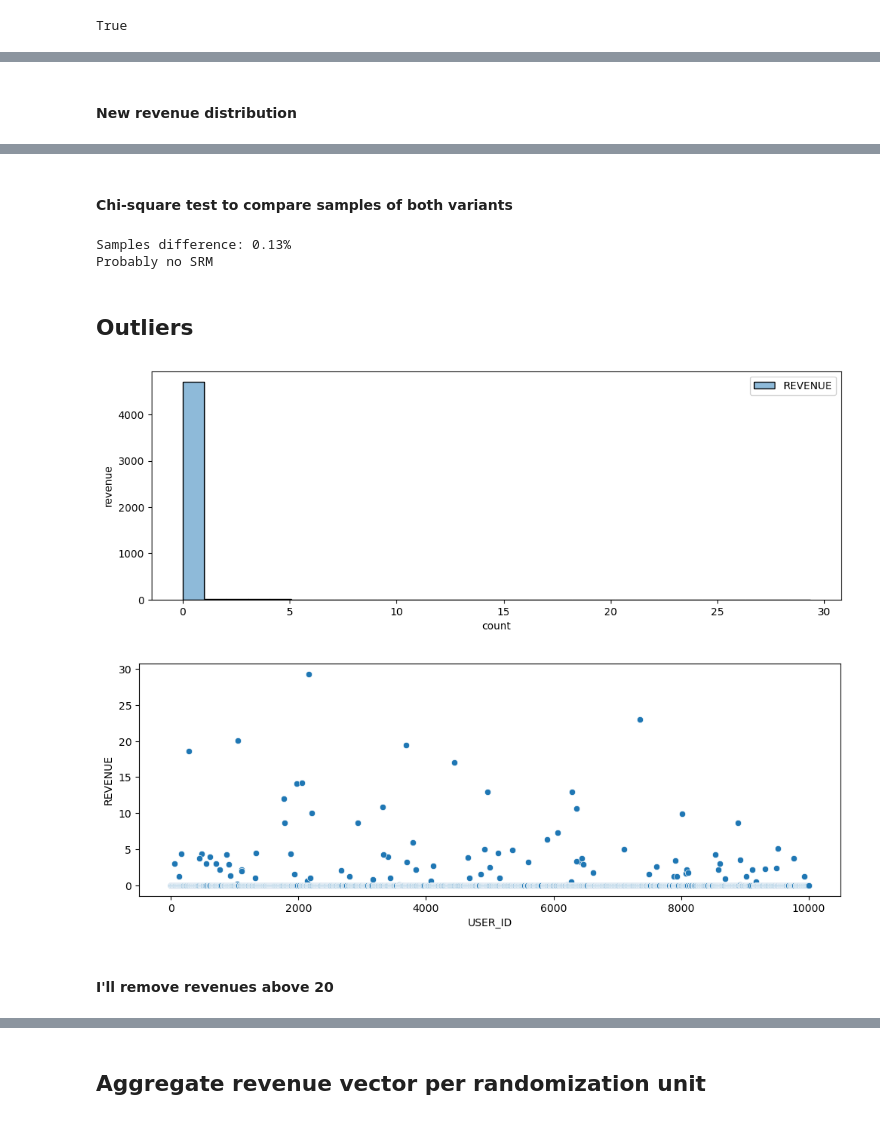
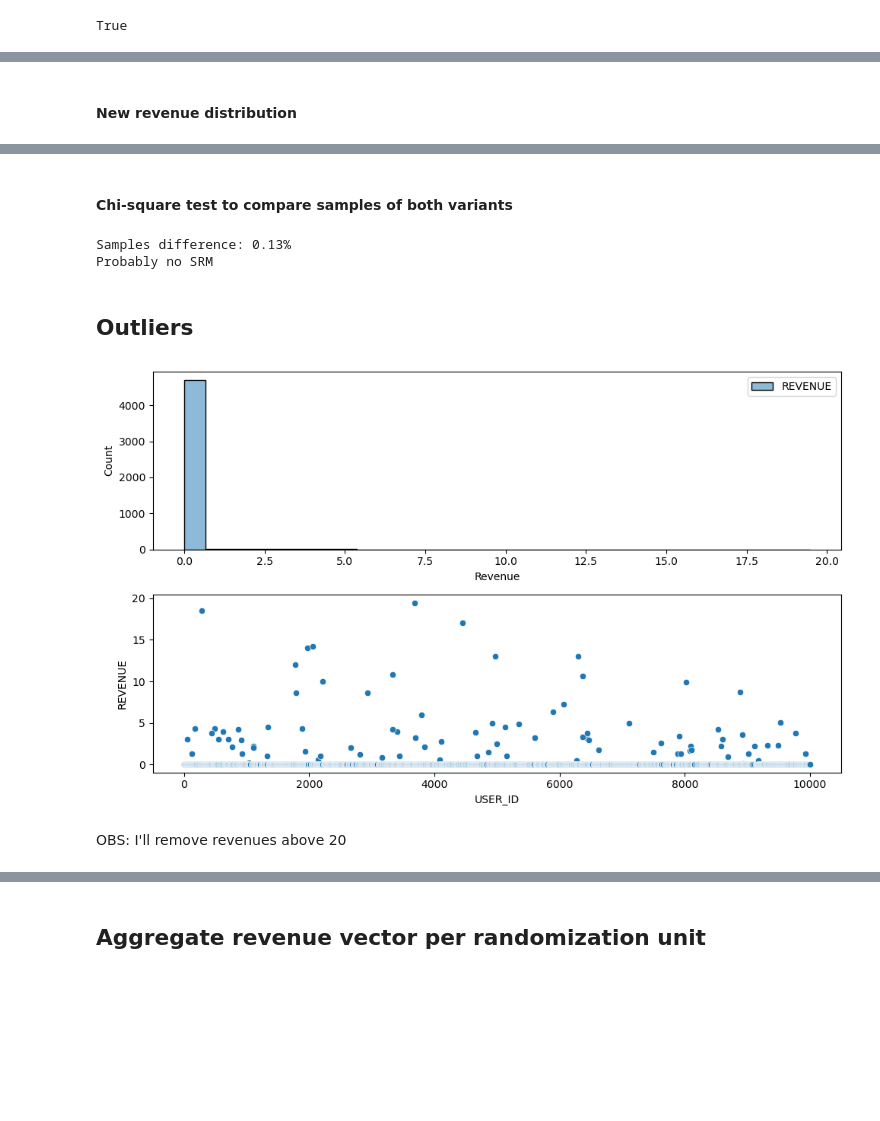
Before and after one commit to sasotomayor/ab-testing-revenue-impact, a Jupyter notebook: solution_mannwhitneyu_test.ipynb, the cells around one changed output, grey strips where cells are left out. Cells and saved outputs as stored; diff of their text form; code cells hidden in the pictures; blank space fills up the shorter version.

Commit message:
feat: another alternative to detect the impact of the variant

```diff
--- a/solution_mannwhitneyu_test.ipynb
+++ b/solution_mannwhitneyu_test.ipynb
@@ -110,5 +109,5 @@ Having ~25% of users exposed to both variants is a severe bug. We would need to
 # %% [markdown]
-#### New revenue distribution
+#### <b> New revenue distribution </b>
 # %%
 print(" REVENUE DISTRIBUTION ".center(70,'-'))
 print(clean_df["REVENUE"].describe(percentiles=[0.01, 0.1, 0.25, 0.50, 0.75, 0.90, 0.99]).T)
@@ -128,7 +127,7 @@ min         0.000000
 max       196.010000
 Name: REVENUE, dtype: float64
 # %% [markdown]
-#### Chi-square test to compare samples of both variants
+#### <b> Chi-square test to compare samples of both variants </b>
 # %%
 control_users = clean_df[clean_df["VARIANT_NAME"] == 'control']["USER_ID"].nunique()
 variant_users = clean_df[clean_df["VARIANT_NAME"] == 'variant']["USER_ID"].nunique()
@@ -141,30 +140,23 @@ else: print("Probably no SRM")
 Samples difference: 0.13%
 Probably no SRM
 # %% [markdown]
-## Outliers
+## <b> Outliers </b>
 # %%
 #Sturge’s Rule for number of bins
 n_bins = 1 + 3.322*np.log(clean_df.groupby(["VARIANT_NAME","USER_ID"]).agg({"REVENUE":"sum"}).count())
 
-f = plt.figure(figsize=(12,4))
+f = plt.figure(figsize=(10,6))
 
-ax = f.add_subplot(111)
+ax1 = f.add_subplot(211)
 sns.histplot(clean_df.groupby(["VARIANT_NAME","USER_ID"]).agg({"REVENUE":"sum"}), bins=int(round(n_bins)))
+plt.xlabel('Revenue')
 
-plt.xlabel('count')
-plt.ylabel('revenue')
+ax2 = f.add_subplot(212)
+sns.scatterplot(clean_df.groupby(["VARIANT_NAME","USER_ID"]).agg({"REVENUE":"sum"})["REVENUE"].reset_index(), x="USER_ID", y="REVENUE")
+
+plt.tight_layout()
 plt.show()
 # %% [output]
-[figure, old version]
+[figure, new version]
-# %%
-unique_revenues = clean_df.groupby(["VARIANT_NAME","USER_ID"]).agg({"REVENUE":"sum"})["REVENUE"].unique()
-
-f = plt.figure(figsize=(12,4))
-
-ax = f.add_subplot(111)
-sns.scatterplot(clean_df.groupby(["VARIANT_NAME","USER_ID"]).agg({"REVENUE":"sum"})["REVENUE"].reset_index(), x="USER_ID", y="REVENUE")
-plt.show()
-# %% [output]
-[figure, removed]
 # %% [markdown]
-#### I'll remove revenues above 20
+OBS: I'll remove revenues above 20
```
Also changed, not shown: parts of 31 cells of this notebook.
